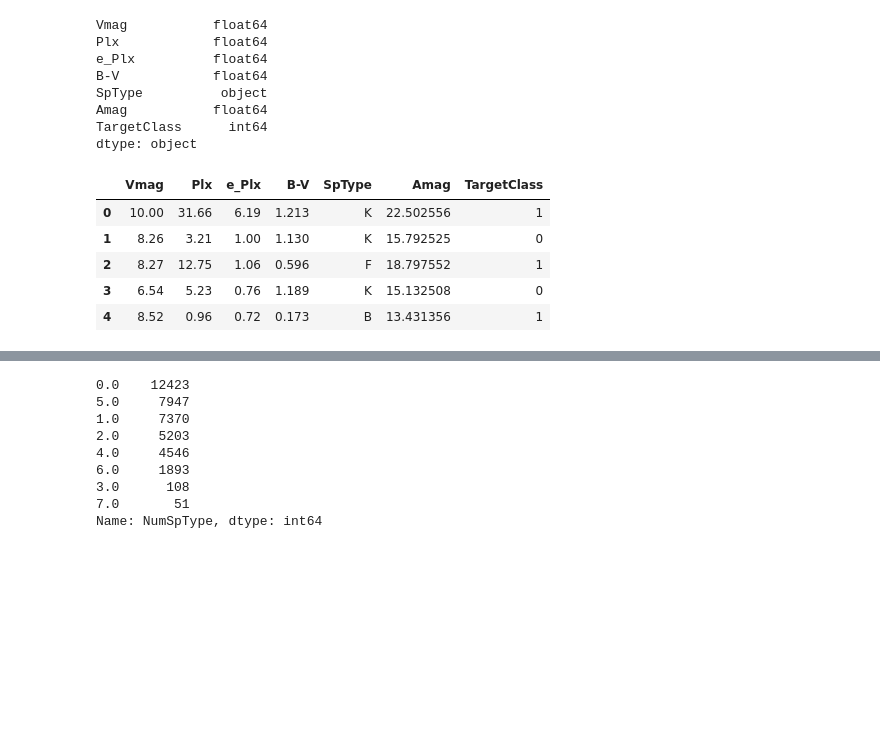
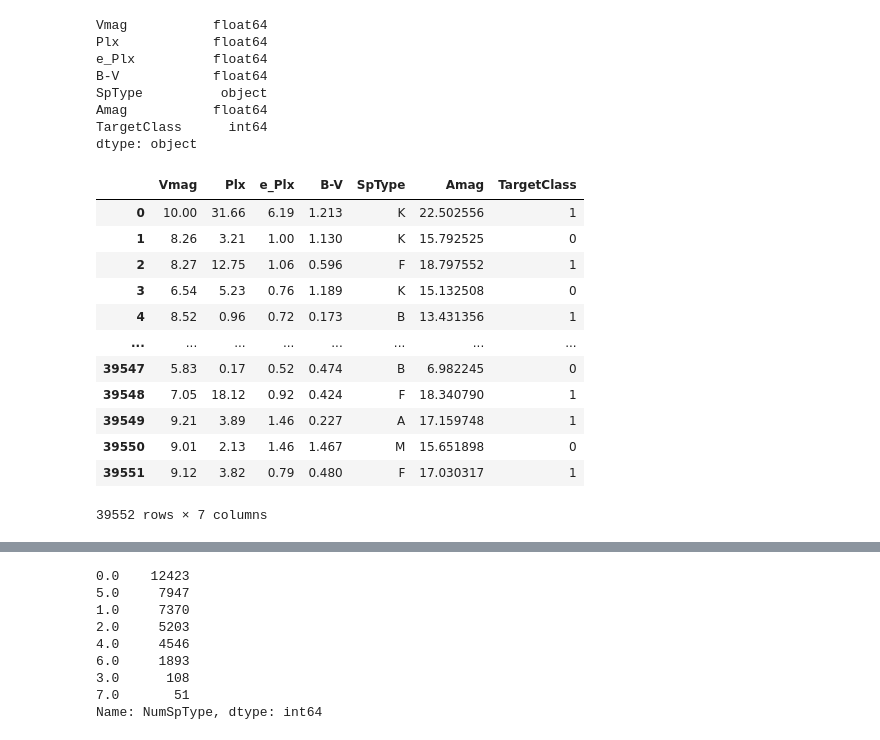
Before and after one commit to mattebasta/MachineLearning, a Jupyter notebook: Clustering Stelle/clustering_balanced.ipynb, the cells around one changed output, grey strips where cells are left out. Drawn from its saved outputs; the diff is of its cells as text; code cells hidden in the pictures; blank space fills up the shorter version.

```diff
--- a/Clustering Stelle/clustering_balanced.ipynb
+++ b/Clustering Stelle/clustering_balanced.ipynb
@@ -31,14 +46,21 @@ dtype: object
 replace= {'K([0-9a-zA-Z].*)':'K','F([0-9a-zA-Z].*)':'F','B([0-9a-zA-Z].*)':'B','O([0-9a-zA-Z].*)':'O','A([0-9a-zA-Z].*)':'A','G([0-9a-zA-Z].*)':'G','M([0-9a-zA-Z].*)':'M','C([0-9a-zA-Z].*)':'C'}
 data_new= data.replace({"SpType": replace}, regex=True)
 # %%
-data_new.head()
+data_new
 # %% [output]
 |  | Vmag | Plx | e_Plx | B-V | SpType | Amag | TargetClass |
 | 0 | 10.00 | 31.66 | 6.19 | 1.213 | K | 22.502556 | 1 |
 | 1 | 8.26 | 3.21 | 1.00 | 1.130 | K | 15.792525 | 0 |
 | 2 | 8.27 | 12.75 | 1.06 | 0.596 | F | 18.797552 | 1 |
 | 3 | 6.54 | 5.23 | 0.76 | 1.189 | K | 15.132508 | 0 |
 | 4 | 8.52 | 0.96 | 0.72 | 0.173 | B | 13.431356 | 1 |
+| ... | ... | ... | ... | ... | ... | ... | ... |
+| 39547 | 5.83 | 0.17 | 0.52 | 0.474 | B | 6.982245 | 0 |
+| 39548 | 7.05 | 18.12 | 0.92 | 0.424 | F | 18.340790 | 1 |
+| 39549 | 9.21 | 3.89 | 1.46 | 0.227 | A | 17.159748 | 1 |
+| 39550 | 9.01 | 2.13 | 1.46 | 1.467 | M | 15.651898 | 0 |
+| 39551 | 9.12 | 3.82 | 0.79 | 0.480 | F | 17.030317 | 1 |
+39552 rows × 7 columns
 # %%
 NType = {'K': 0, 'F': 1, 'B': 2, 'O': 3, 'A': 4, 'G': 5, 'M': 6, 'C': 7}
 data_new['NumSpType'] = data_new['SpType'].map(NType)
```
Also changed, not shown: parts of 5 cells of this notebook.
